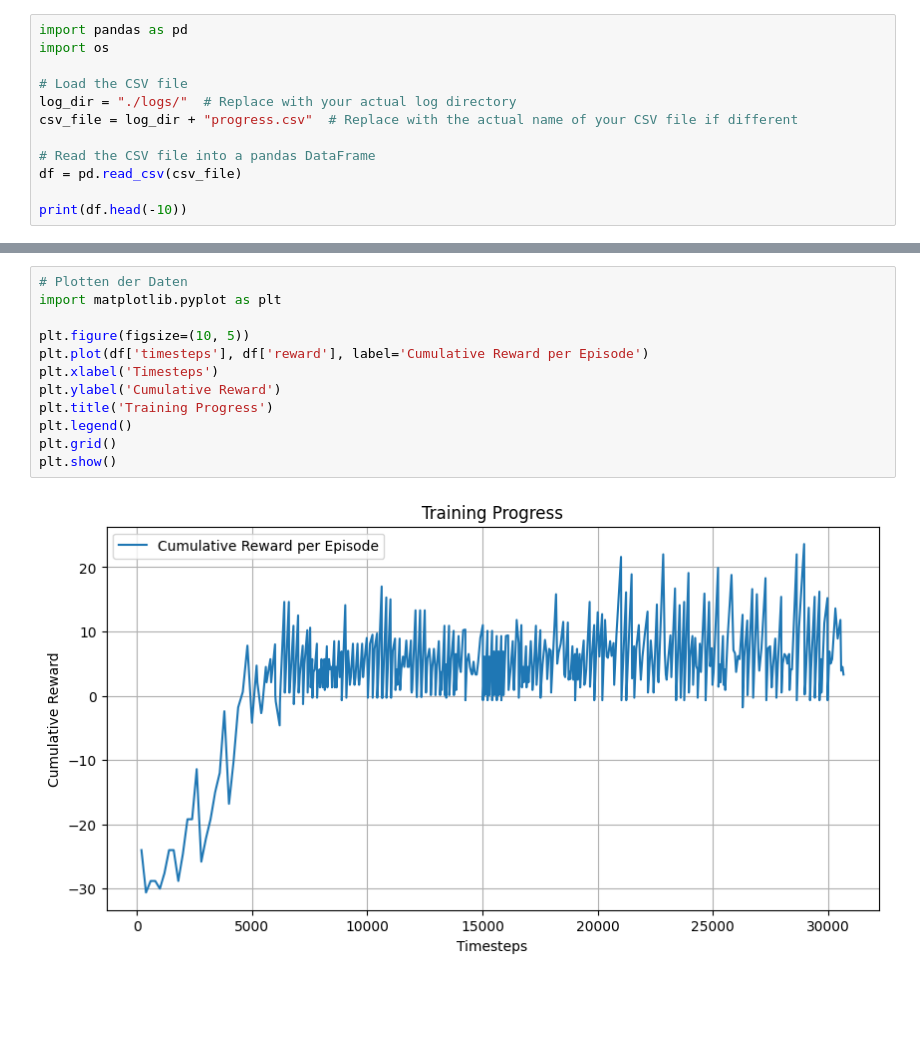
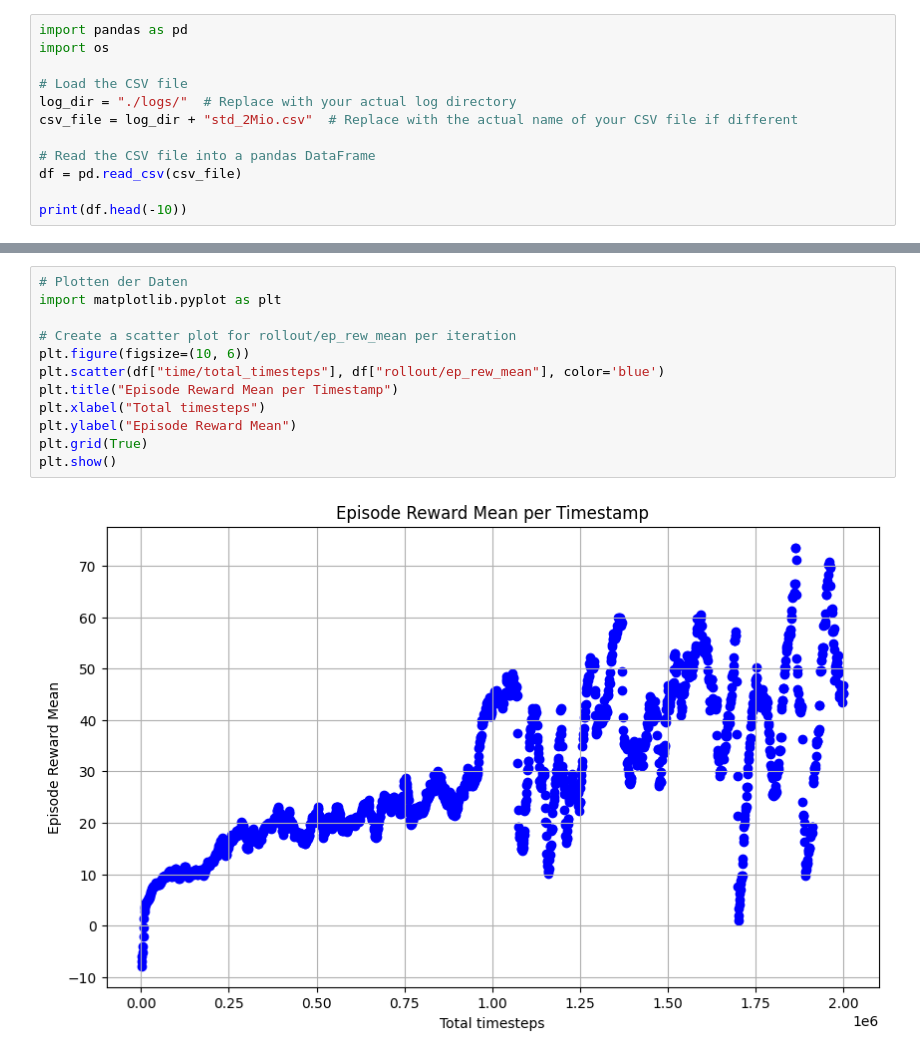
Before and after one commit to TobiasLudwig02/RLFlappyBird, a Jupyter notebook: show_logs.ipynb, the cells around one changed output, grey strips where cells are left out. Saved outputs shown, nothing was run; the diff lists cells and outputs as text; blank space fills up the shorter version.

Commit message:
Trained model with std env and 2 Mio timestamps and rearanged files

```diff
--- a/show_logs.ipynb
+++ b/show_logs.ipynb
@@ -4,7 +4,7 @@ import os
 
 # Load the CSV file
 log_dir = "./logs/"  # Replace with your actual log directory
-csv_file = log_dir + "progress.csv"  # Replace with the actual name of your CSV file if different
+csv_file = log_dir + "std_2Mio.csv"  # Replace with the actual name of your CSV file if different
 
 # Read the CSV file into a pandas DataFrame
 df = pd.read_csv(csv_file)
@@ -28,14 +31,14 @@ print(df.head(-10))
 # %%
 # Plotten der Daten
 import matplotlib.pyplot as plt
 
-plt.figure(figsize=(10, 5))
-plt.plot(df['timesteps'], df['reward'], label='Cumulative Reward per Episode')
-plt.xlabel('Timesteps')
-plt.ylabel('Cumulative Reward')
-plt.title('Training Progress')
-plt.legend()
-plt.grid()
+# Create a scatter plot for rollout/ep_rew_mean per iteration
+plt.figure(figsize=(10, 6))
+plt.scatter(df["time/total_timesteps"], df["rollout/ep_rew_mean"], color='blue')
+plt.title("Episode Reward Mean per Timestamp")
+plt.xlabel("Total timesteps")
+plt.ylabel("Episode Reward Mean")
+plt.grid(True)
 plt.show()
 # %% [output]
-[figure, old version]
+[figure, new version]
```
Also changed, not shown: parts of 3 cells of this notebook, 10 other files.
